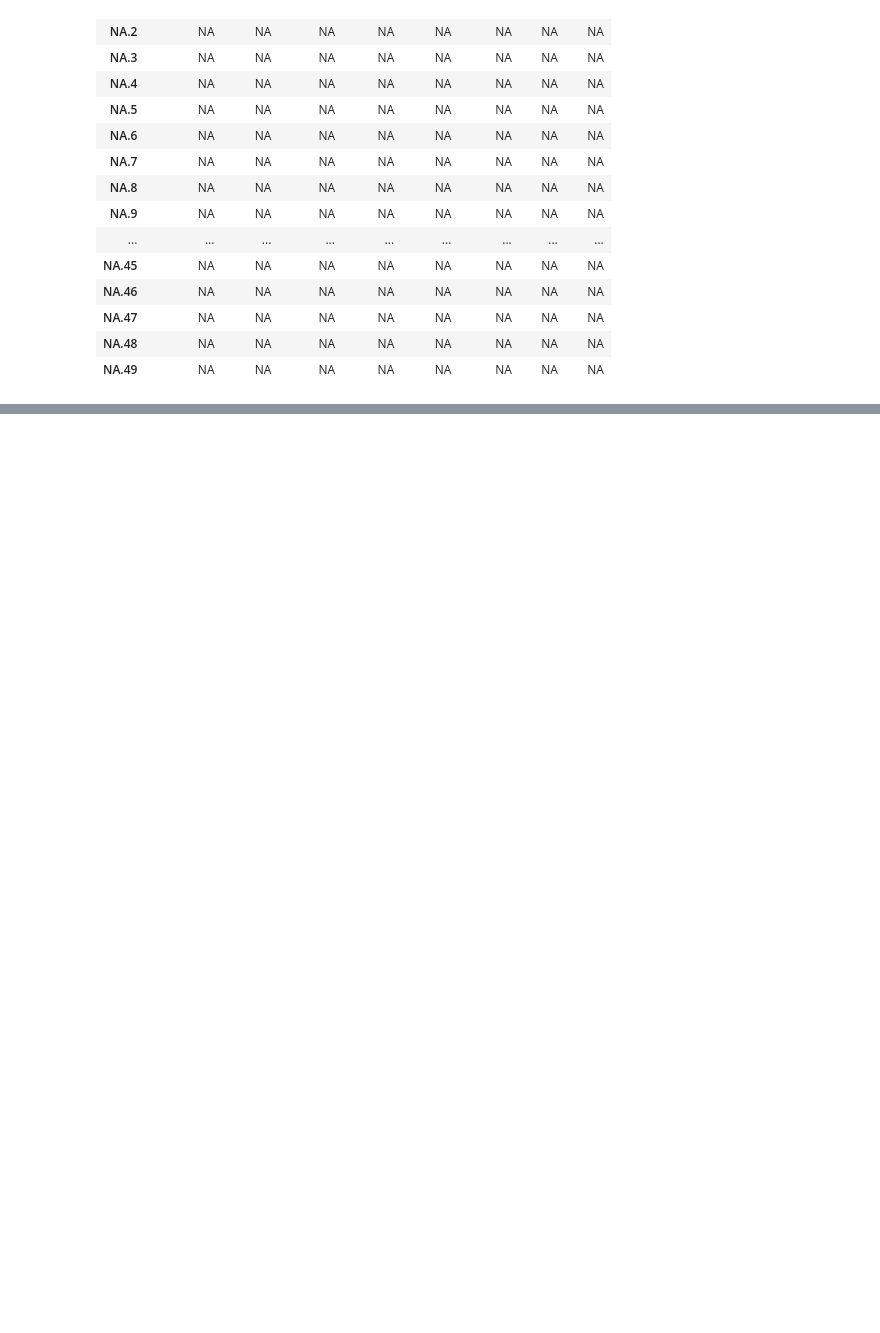
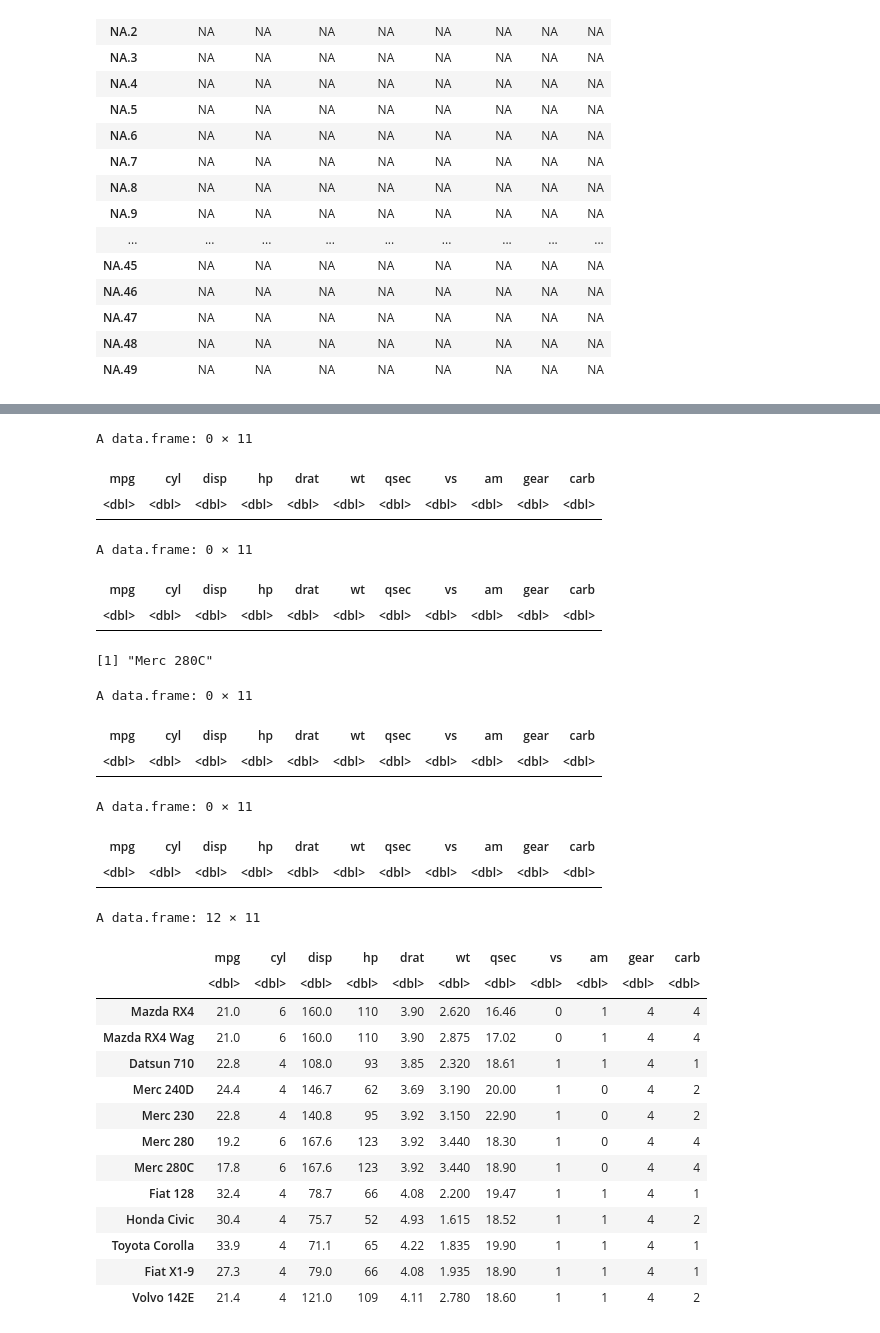
Before and after one commit to layla-focalors/R_kernal, a Jupyter notebook: StydyR2.ipynb, the cells around one changed output, grey strips where cells are left out. Saved outputs shown, nothing was run; the diff lists cells and outputs as text; code cells hidden in the pictures; blank space fills up the shorter version.

```diff
--- a/StydyR2.ipynb
+++ b/StydyR2.ipynb
@@ -613,0 +636,49 @@ A data.frame: 50 × 8
+# %%
+mtcars[mtcars['gear'] == 4 & mtcars['mpg'] == min(mtcars['mpg']), ]
+# %% [output]
+A data.frame: 0 × 11
+| mpg | cyl | disp | hp | drat | wt | qsec | vs | am | gear | carb |
+| <dbl> | <dbl> | <dbl> | <dbl> | <dbl> | <dbl> | <dbl> | <dbl> | <dbl> | <dbl> | <dbl> |
+# %%
+df = mtcars
+df[df['gear'] == 4 & df['mpg'] == min(df['mpg']), ]
+# %% [output]
+A data.frame: 0 × 11
+| mpg | cyl | disp | hp | drat | wt | qsec | vs | am | gear | carb |
+| <dbl> | <dbl> | <dbl> | <dbl> | <dbl> | <dbl> | <dbl> | <dbl> | <dbl> | <dbl> | <dbl> |
+# %%
+min.mpg <- min(mtcars[mtcars$gear == 4,'mpg'])
+rownames(mtcars[mtcars$mpg == min.mpg, ])
+# %% [output]
+[1] "Merc 280C"
+# %%
+subset(mtcars, mtcars$gear == 4 & mtcars$mpg == min(mtcars$mpg))
+# %% [output]
+A data.frame: 0 × 11
+| mpg | cyl | disp | hp | drat | wt | qsec | vs | am | gear | carb |
+| <dbl> | <dbl> | <dbl> | <dbl> | <dbl> | <dbl> | <dbl> | <dbl> | <dbl> | <dbl> | <dbl> |
+# %%
+subset(mtcars, mtcars$mpg == min(mtcars$mpg) & mtcars$gear == 4)
+# %% [output]
+A data.frame: 0 × 11
+| mpg | cyl | disp | hp | drat | wt | qsec | vs | am | gear | carb |
+| <dbl> | <dbl> | <dbl> | <dbl> | <dbl> | <dbl> | <dbl> | <dbl> | <dbl> | <dbl> | <dbl> |
+# %%
+dx <- df[df['gear'] == 4, ]
+dx
+# %% [output]
+A data.frame: 12 × 11
+|  | mpg | cyl | disp | hp | drat | wt | qsec | vs | am | gear | carb |
+|  | <dbl> | <dbl> | <dbl> | <dbl> | <dbl> | <dbl> | <dbl> | <dbl> | <dbl> | <dbl> | <dbl> |
+| Mazda RX4 | 21.0 | 6 | 160.0 | 110 | 3.90 | 2.620 | 16.46 | 0 | 1 | 4 | 4 |
+| Mazda RX4 Wag | 21.0 | 6 | 160.0 | 110 | 3.90 | 2.875 | 17.02 | 0 | 1 | 4 | 4 |
+| Datsun 710 | 22.8 | 4 | 108.0 | 93 | 3.85 | 2.320 | 18.61 | 1 | 1 | 4 | 1 |
+| Merc 240D | 24.4 | 4 | 146.7 | 62 | 3.69 | 3.190 | 20.00 | 1 | 0 | 4 | 2 |
+| Merc 230 | 22.8 | 4 | 140.8 | 95 | 3.92 | 3.150 | 22.90 | 1 | 0 | 4 | 2 |
+| Merc 280 | 19.2 | 6 | 167.6 | 123 | 3.92 | 3.440 | 18.30 | 1 | 0 | 4 | 4 |
+| Merc 280C | 17.8 | 6 | 167.6 | 123 | 3.92 | 3.440 | 18.90 | 1 | 0 | 4 | 4 |
+| Fiat 128 | 32.4 | 4 | 78.7 | 66 | 4.08 | 2.200 | 19.47 | 1 | 1 | 4 | 1 |
+| Honda Civic | 30.4 | 4 | 75.7 | 52 | 4.93 | 1.615 | 18.52 | 1 | 1 | 4 | 2 |
+| Toyota Corolla | 33.9 | 4 | 71.1 | 65 | 4.22 | 1.835 | 19.90 | 1 | 1 | 4 | 1 |
+| Fiat X1-9 | 27.3 | 4 | 79.0 | 66 | 4.08 | 1.935 | 18.90 | 1 | 1 | 4 | 1 |
+| Volvo 142E | 21.4 | 4 | 121.0 | 109 | 4.11 | 2.780 | 18.60 | 1 | 1 | 4 | 2 |
```
Also changed, not shown: parts of 27 cells of this notebook.
